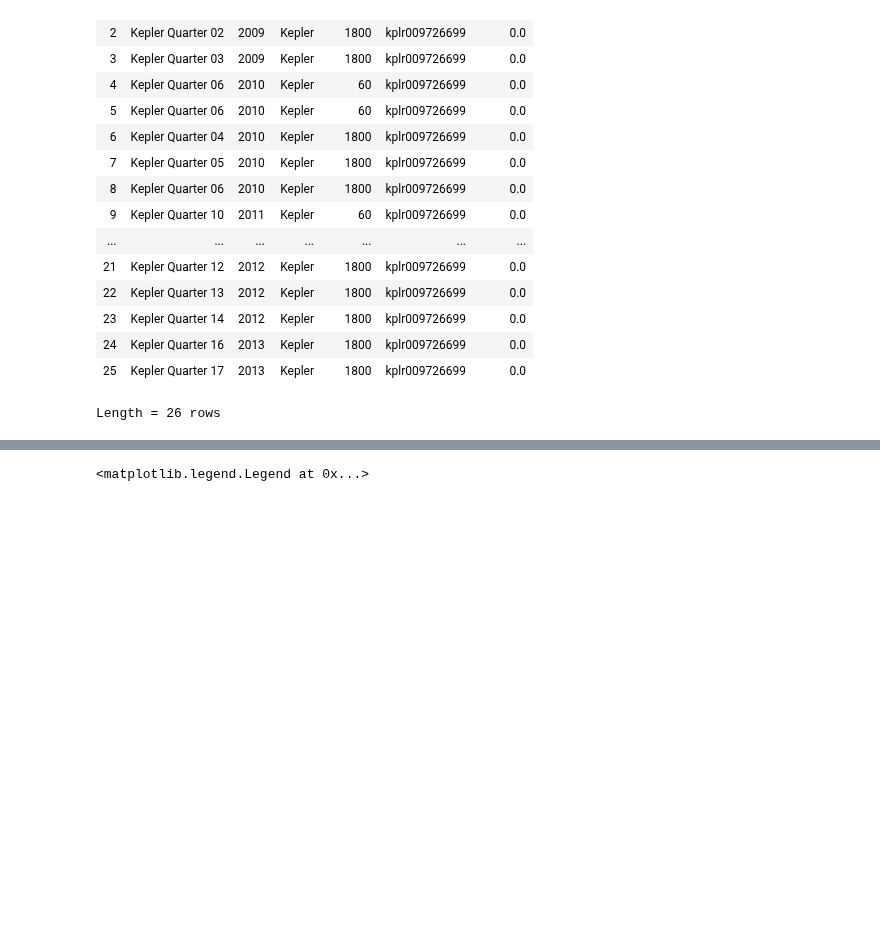
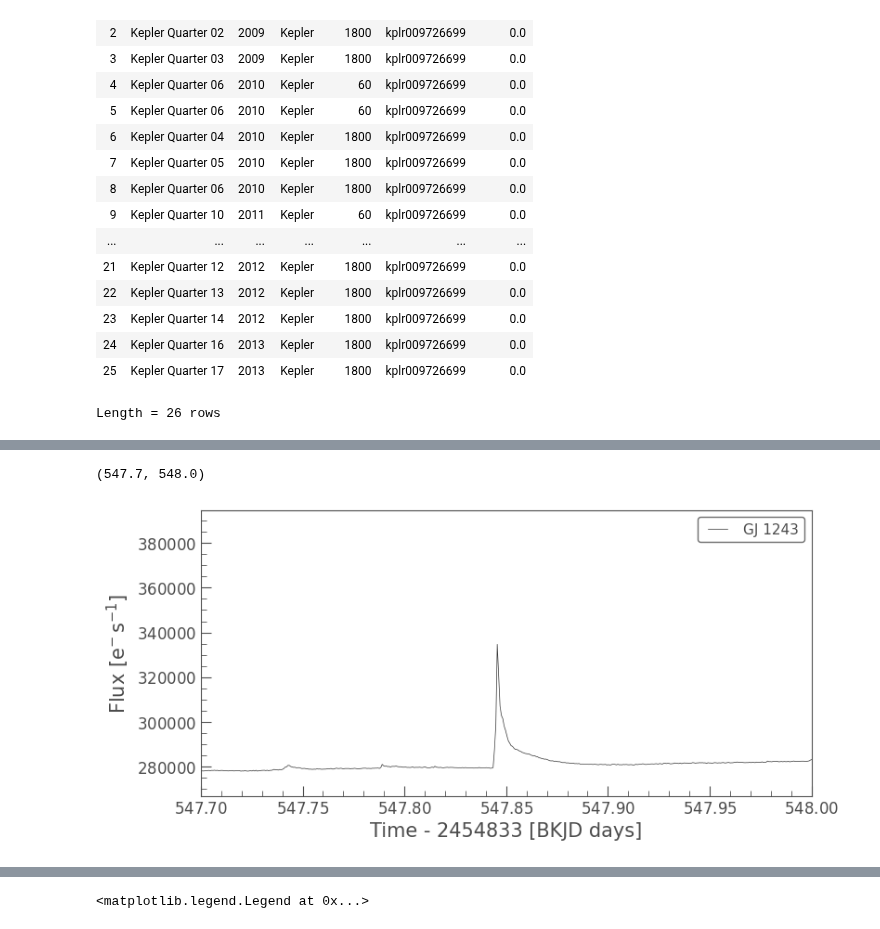
Before and after one commit to RileyWClarke/RAFTS, a Jupyter notebook: Notebooks/candence_plot.ipynb, the cells around one changed output, grey strips where cells are left out. Drawn from its saved outputs; the diff is of its cells as text; code cells hidden in the pictures; blank space fills up the shorter version.

```diff
--- a/Notebooks/candence_plot.ipynb
+++ b/Notebooks/candence_plot.ipynb
@@ -55,0 +48,6 @@ plt.savefig('/Users/riley/Desktop/RAFTS/Figures/candencefig.png', dpi=300, bbox_
+# %%
+lc1.plot(label='GJ 1243')
+plt.xlim(547.7,548)
+# %% [output]
+(547.7, 548.0)
+[figure, added]
```
Also changed, not shown: parts of 6 cells of this notebook, 1 other file.
